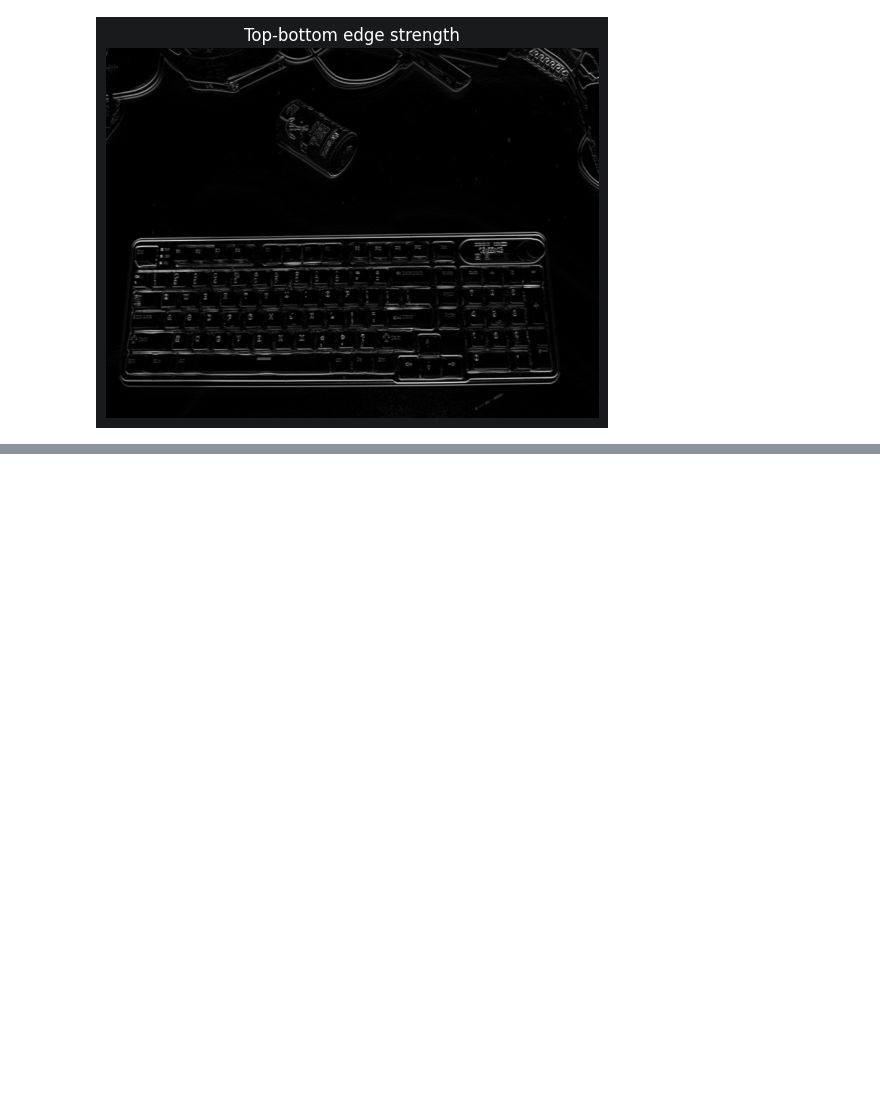
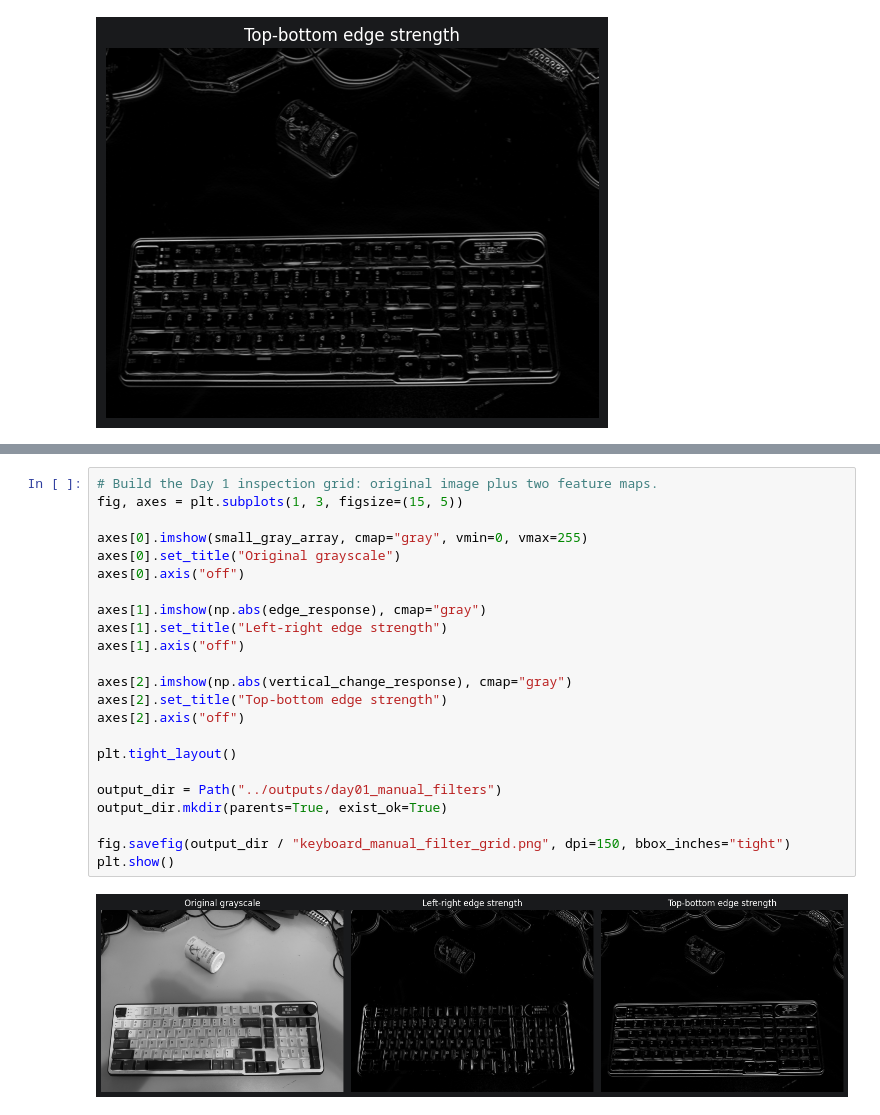
Before and after one commit to majorgilles/cnn-feature-map-lab, a Jupyter notebook: notebooks/01_manual_filters.ipynb, the cells around one changed output, grey strips where cells are left out. Saved outputs shown, nothing was run; the diff lists cells and outputs as text; blank space fills up the shorter version.

```diff
--- a/notebooks/01_manual_filters.ipynb
+++ b/notebooks/01_manual_filters.ipynb
@@ -292,0 +351,25 @@ plt.show()
+# %%
+# Build the Day 1 inspection grid: original image plus two feature maps.
+fig, axes = plt.subplots(1, 3, figsize=(15, 5))
+
+axes[0].imshow(small_gray_array, cmap="gray", vmin=0, vmax=255)
+axes[0].set_title("Original grayscale")
+axes[0].axis("off")
+
+axes[1].imshow(np.abs(edge_response), cmap="gray")
+axes[1].set_title("Left-right edge strength")
+axes[1].axis("off")
+
+axes[2].imshow(np.abs(vertical_change_response), cmap="gray")
+axes[2].set_title("Top-bottom edge strength")
+axes[2].axis("off")
+
+plt.tight_layout()
+
+output_dir = Path("../outputs/day01_manual_filters")
+output_dir.mkdir(parents=True, exist_ok=True)
+
+fig.savefig(output_dir / "keyboard_manual_filter_grid.png", dpi=150, bbox_inches="tight")
+plt.show()
+# %% [output]
+[figure, added]
```
Also changed, not shown: parts of 7 cells of this notebook, 1 other file.
